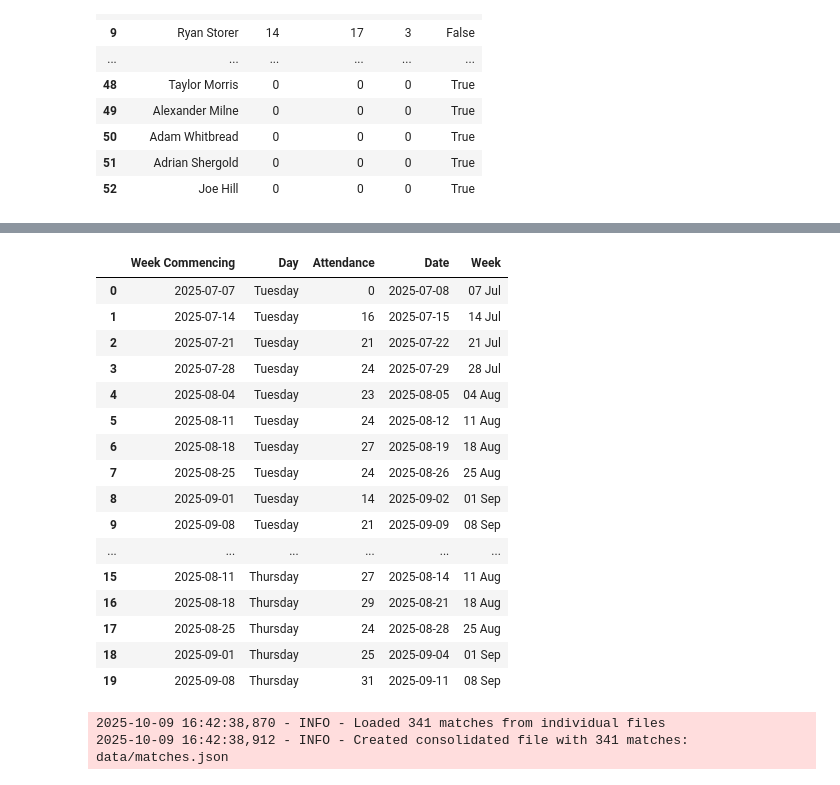
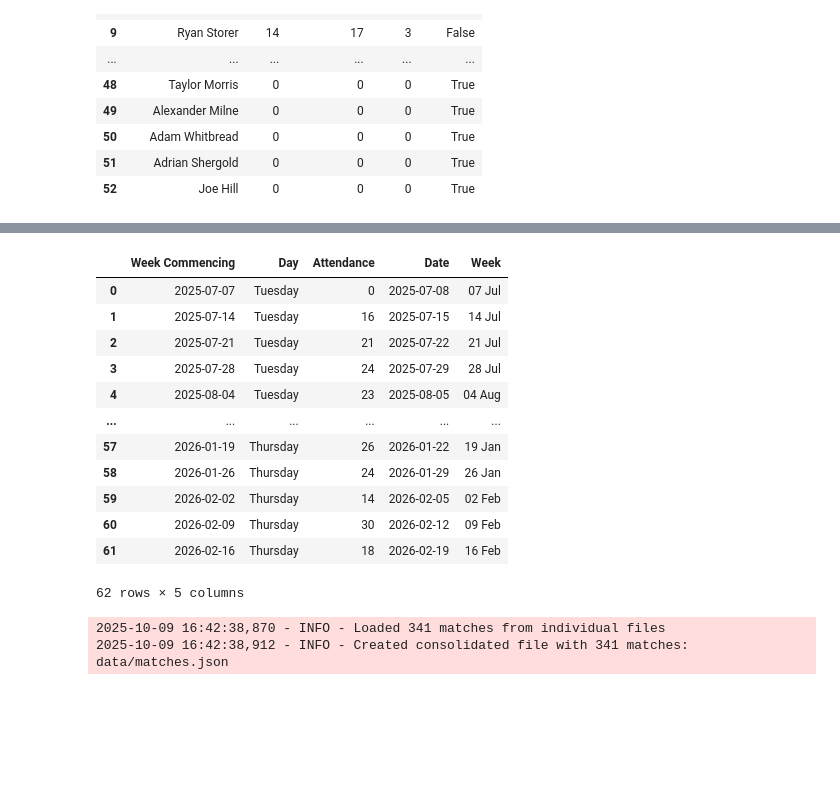
Before and after one commit to samnlindsay/egrfc-stats, a Jupyter notebook: python/update.ipynb, the cells around one changed output, grey strips where cells are left out. Saved outputs shown, nothing was run; the diff lists cells and outputs as text; code cells hidden in the pictures; blank space fills up the shorter version.

```diff
--- a/python/update.ipynb
+++ b/python/update.ipynb
@@ -188,43 +187,60 @@ chart
 # %%
 tdf = pd.DataFrame(
     columns=["Week Commencing",	"Tuesday",	"Thursday"],
     data=[
-        ["7 Jul", 0, 22],
-        ["14 Jul", 16, 23],
-        ["21 Jul", 21, 22],
-        ["28 Jul", 24, 21],
-        ["4 Aug", 23, 26],
-        ["11 Aug", 24, 27],
-        ["18 Aug", 27, 29],
-        ["25 Aug", 24, 24],
-        ["1 Sep", 14, 25],
-        ["8 Sep", 21, 31]
+        ["7 Jul 25", 0, 22],
+        ["14 Jul 25", 16, 23],
+        ["21 Jul 25", 21, 22],
+        ["28 Jul 25", 24, 21],
+        ["4 Aug 25", 23, 26],
+        ["11 Aug 25", 24, 27],
+        ["18 Aug 25", 27, 29],
+        ["25 Aug 25", 24, 24],
+        ["1 Sep 25", 14, 25],
+        ["8 Sep 25", 21, 31],
+        ["15 Sep 25", 19, 27],
+        ["22 Sep 25", 15, 21],
+        ["29 Sep 25", 13, 22],
+        ["6 Oct 25", 15, 30],
+        ["13 Oct 25", 13, 27],
+        ["20 Oct 25", 12, 17],
+        ["27 Oct 25", 0, 18],
+        ["3 Nov 25", 9, 27],
+        ["10 Nov 25", 16, 29],
+        ["17 Nov 25", 13, 24],
+        ["24 Nov 25", 15, 25],
+        ["1 Dec 25", 13, 0],
+        ["8 Dec 25", 14, 24],
+        ["15 Dec 25", 13, 22],
+        ["5 Jan 26", 19, 32],
+        ["12 Jan 26", 0, 26],
+        ["19 Jan 26", 24, 26],
+        ["26 Jan 26", 0, 24],
+        ["2 Feb 26", 0, 14],
+        ["9 Feb 26", 18, 30],
+        ["16 Feb 26", 9, 18]
     ]
 )
 
-tdf["Week Commencing"] = pd.to_datetime(tdf["Week Commencing"] + " 2025", format="%d %b %Y")
+tdf["Week Commencing"] = pd.to_datetime(tdf["Week Commencing"], format="%d %b %y")
 tdf = tdf.melt(id_vars=["Week Commencing"], value_vars=["Tuesday", "Thursday"], var_name="Day", value_name="Attendance")
 tdf["Date"]= tdf["Week Commencing"] + pd.to_timedelta(tdf["Day"].map({"Tuesday": 1, "Thursday": 3}), unit='D')
 tdf["Week"] = tdf["Week Commencing"].dt.strftime('%d %b')
 tdf
 # %% [output]
 |  | Week Commencing | Day | Attendance | Date | Week |
 | 0 | 2025-07-07 | Tuesday | 0 | 2025-07-08 | 07 Jul |
 | 1 | 2025-07-14 | Tuesday | 16 | 2025-07-15 | 14 Jul |
 | 2 | 2025-07-21 | Tuesday | 21 | 2025-07-22 | 21 Jul |
 | 3 | 2025-07-28 | Tuesday | 24 | 2025-07-29 | 28 Jul |
 | 4 | 2025-08-04 | Tuesday | 23 | 2025-08-05 | 04 Aug |
-| 5 | 2025-08-11 | Tuesday | 24 | 2025-08-12 | 11 Aug |
-| 6 | 2025-08-18 | Tuesday | 27 | 2025-08-19 | 18 Aug |
-| 7 | 2025-08-25 | Tuesday | 24 | 2025-08-26 | 25 Aug |
-| 8 | 2025-09-01 | Tuesday | 14 | 2025-09-02 | 01 Sep |
-| 9 | 2025-09-08 | Tuesday | 21 | 2025-09-09 | 08 Sep |
 | ... | ... | ... | ... | ... | ... |
-| 15 | 2025-08-11 | Thursday | 27 | 2025-08-14 | 11 Aug |
-| 16 | 2025-08-18 | Thursday | 29 | 2025-08-21 | 18 Aug |
-| 17 | 2025-08-25 | Thursday | 24 | 2025-08-28 | 25 Aug |
-| 18 | 2025-09-01 | Thursday | 25 | 2025-09-04 | 01 Sep |
-| 19 | 2025-09-08 | Thursday | 31 | 2025-09-11 | 08 Sep |
+| 57 | 2026-01-19 | Thursday | 26 | 2026-01-22 | 19 Jan |
+| 58 | 2026-01-26 | Thursday | 24 | 2026-01-29 | 26 Jan |
+| 59 | 2026-02-02 | Thursday | 14 | 2026-02-05 | 02 Feb |
+| 60 | 2026-02-09 | Thursday | 30 | 2026-02-12 | 09 Feb |
+| 61 | 2026-02-16 | Thursday | 18 | 2026-02-19 | 16 Feb |
+62 rows × 5 columns
 # %%
 def chart(day, color, dx=0, dy=-8, add_text=True):
 
```
Also changed, not shown: parts of 5 cells of this notebook, 56 other files.
